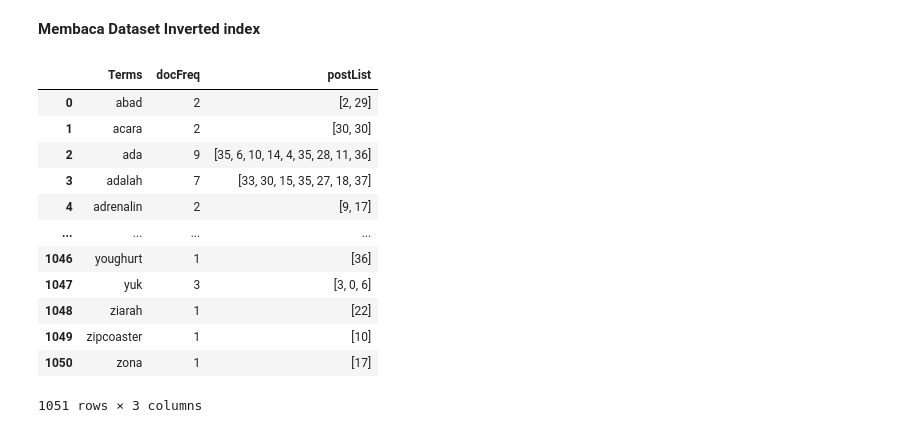
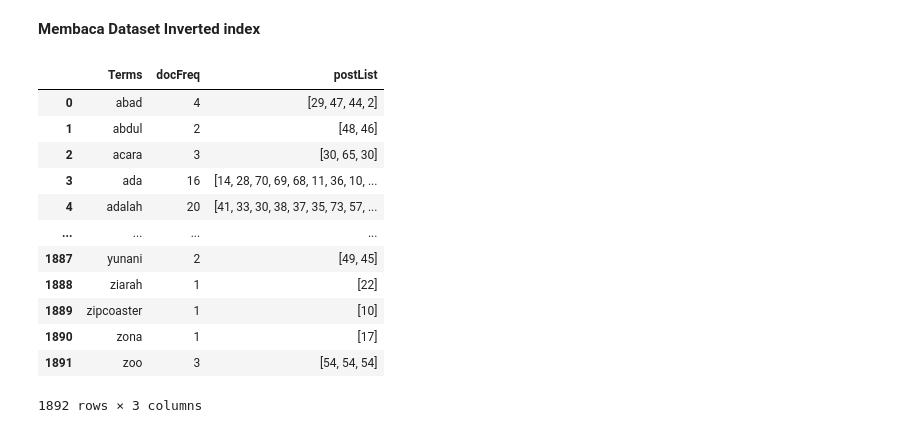
Before and after one commit to lenocahya/ir_wisata_semarang, a Jupyter notebook: index_compression.ipynb, the cells around one changed output. Cells and saved outputs as stored; diff of their text form; code cells hidden in the pictures.

Commit message:
update index_compression

```diff
--- a/index_compression.ipynb
+++ b/index_compression.ipynb
@@ -5,20 +7,21 @@ import pandas as pd
 import numpy as np
 # %% [markdown]
 **Membaca Dataset Inverted index**
-# %%
-df = pd.read_csv('invertedIndex.csv')
-df.head(None)
-# %% [output]
-|  | Terms | docFreq | postList |
-| 0 | abad | 2 | [2, 29] |
-| 1 | acara | 2 | [30, 30] |
-| 2 | ada | 9 | [35, 6, 10, 14, 4, 35, 28, 11, 36] |
-| 3 | adalah | 7 | [33, 30, 15, 35, 27, 18, 37] |
-| 4 | adrenalin | 2 | [9, 17] |
-| ... | ... | ... | ... |
-| 1046 | youghurt | 1 | [36] |
-| 1047 | yuk | 3 | [3, 0, 6] |
-| 1048 | ziarah | 1 | [22] |
-| 1049 | zipcoaster | 1 | [10] |
-| 1050 | zona | 1 | [17] |
-1051 rows × 3 columns
+# %%
+url = "https://raw.githubusercontent.com/lenocahya/ir_wisata_semarang/main/invertedIndex.csv"
+df = pd.read_csv(url)
+df.head(None)
+# %% [output]
+|  | Terms | docFreq | postList |
+| 0 | abad | 4 | [29, 47, 44, 2] |
+| 1 | abdul | 2 | [48, 46] |
+| 2 | acara | 3 | [30, 65, 30] |
+| 3 | ada | 16 | [14, 28, 70, 69, 68, 11, 36, 10, ... |
+| 4 | adalah | 20 | [41, 33, 30, 38, 37, 35, 73, 57, ... |
+| ... | ... | ... | ... |
+| 1887 | yunani | 2 | [49, 45] |
+| 1888 | ziarah | 1 | [22] |
+| 1889 | zipcoaster | 1 | [10] |
+| 1890 | zona | 1 | [17] |
+| 1891 | zoo | 3 | [54, 54, 54] |
+1892 rows × 3 columns
```
Also changed, not shown: parts of 9 cells of this notebook.
